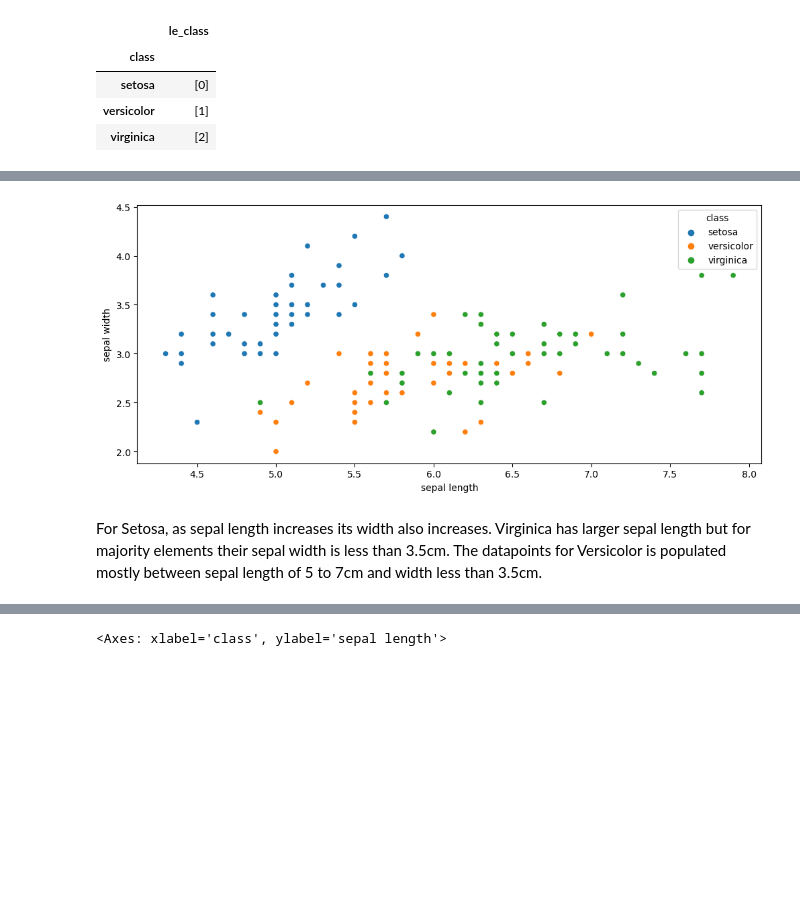
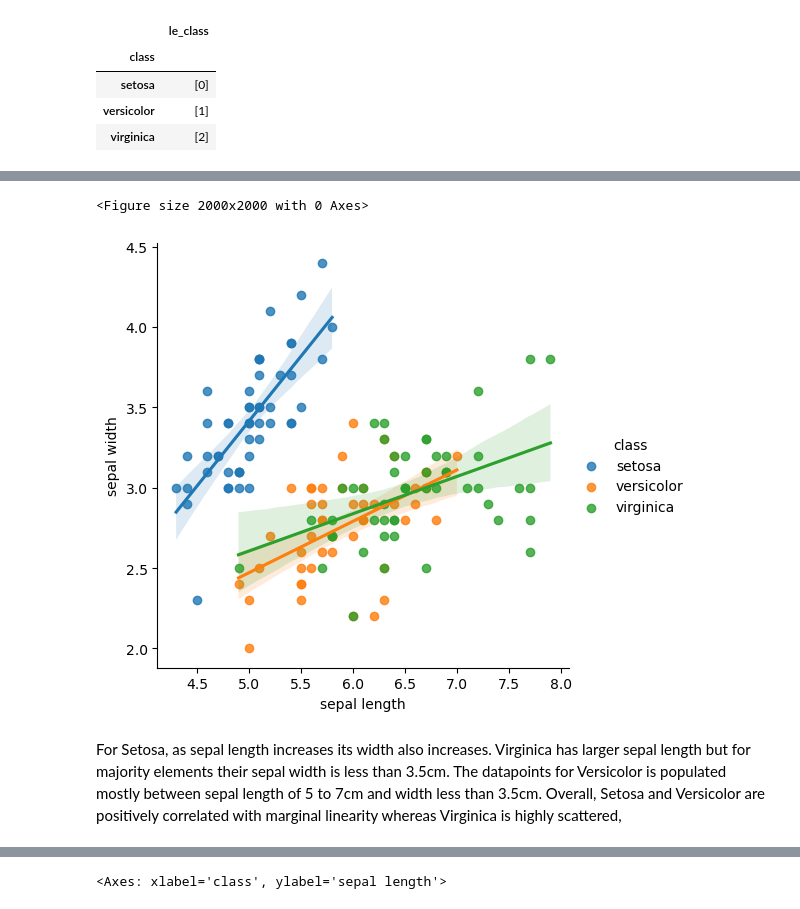
Before and after one commit to Manish08Arvind/Exploratory-Data-Analysis, a Jupyter notebook: Exercises/EDA Exercise 4.ipynb, the cells around one changed output, grey strips where cells are left out. Cells and saved outputs as stored; diff of their text form; code cells hidden in the pictures; blank space fills up the shorter version.

```diff
--- a/Exercises/EDA Exercise 4.ipynb
+++ b/Exercises/EDA Exercise 4.ipynb
@@ -293,13 +293,14 @@ pd.DataFrame(df.groupby('class')['le_class'].unique())
     </tr>
 </table>
 # %%
-plt.figure(figsize = (12,5))
-sns.scatterplot(data=df,x='sepal length',y='sepal width',hue='class')
+plt.figure(figsize = (20,20))
+sns.lmplot(data=df,x='sepal length',y='sepal width',hue='class')
 plt.show()
 # %% [output]
+<Figure size 2000x2000 with 0 Axes>
-[figure, old version]
+[figure, new version]
 # %% [markdown]
-For Setosa, as sepal length increases its width also increases. Virginica has larger sepal length but for majority elements their sepal width is less than 3.5cm. The datapoints for Versicolor is populated mostly between sepal length of 5 to 7cm and width less than 3.5cm.
+For Setosa, as sepal length increases its width also increases. Virginica has larger sepal length but for majority elements their sepal width is less than 3.5cm. The datapoints for Versicolor is populated mostly between sepal length of 5 to 7cm and width less than 3.5cm. Overall, Setosa and Versicolor are positively correlated with marginal linearity whereas Virginica is highly scattered,
 # %% [markdown]
 <table align="left">
     <tr>
```
